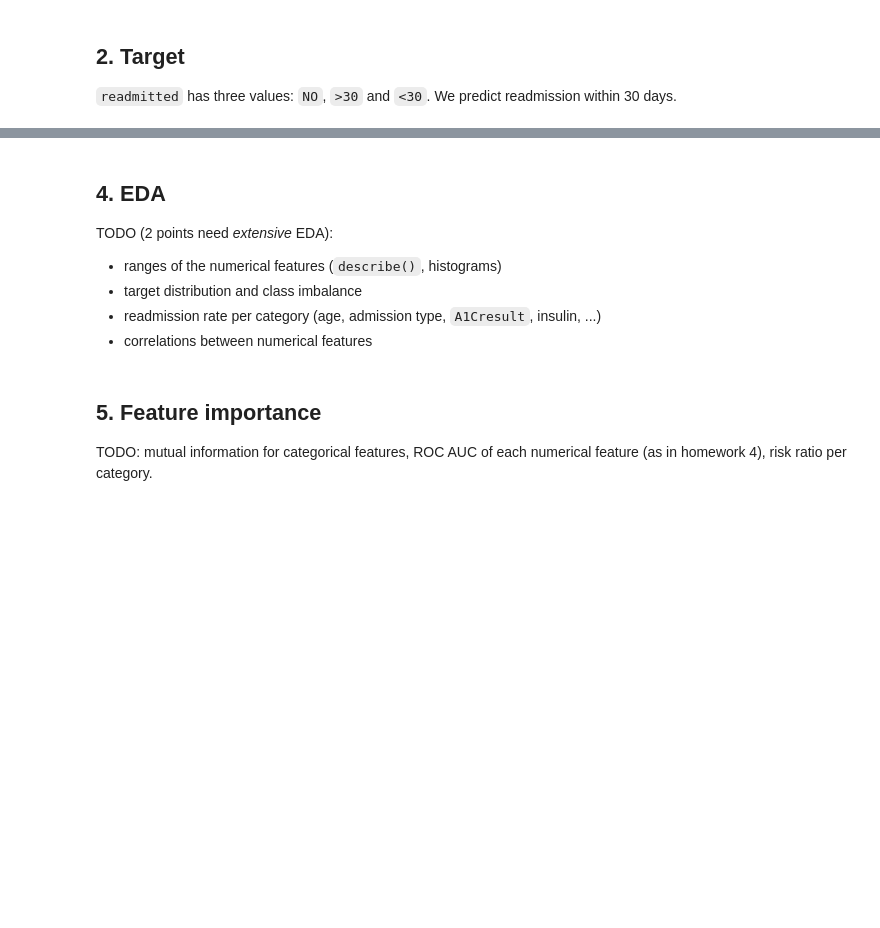
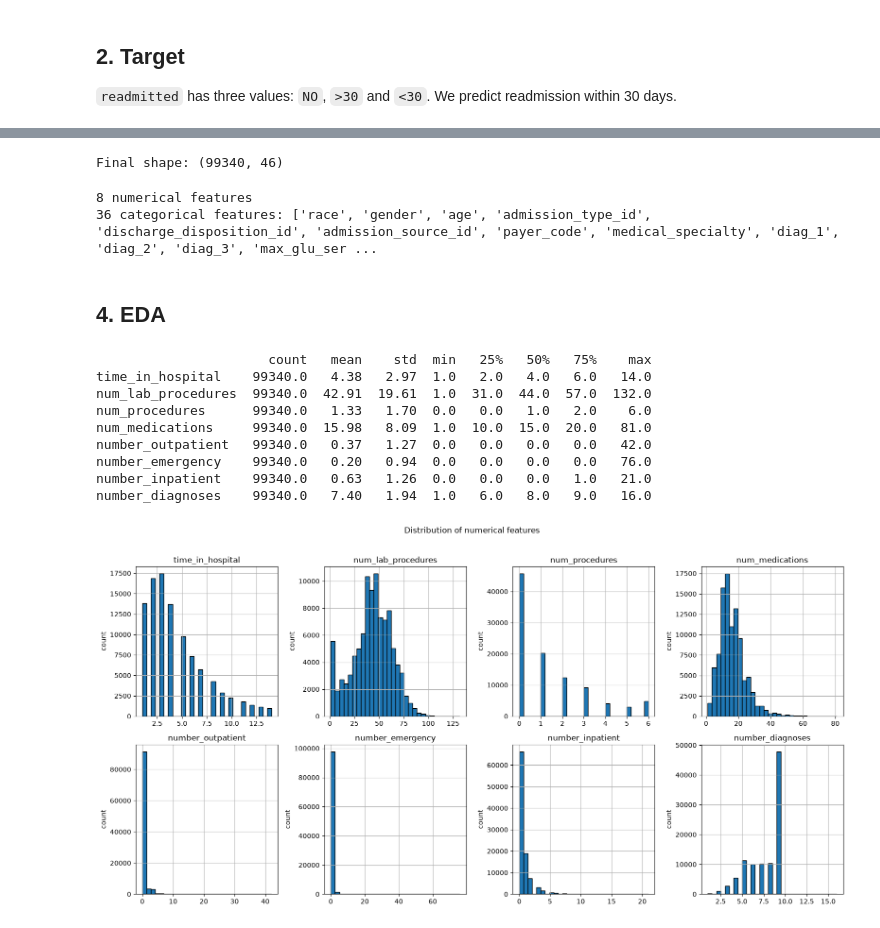
Before and after one commit to jealsday/hospital-readmission-prediction, a Jupyter notebook: notebook.ipynb, the cells around one changed output, grey strips where cells are left out. Drawn from its saved outputs; the diff is of its cells as text; code cells hidden in the pictures; blank space fills up the shorter version.

Commit message:
Notebook: EDA, feature importance and model selection

```diff
--- a/notebook.ipynb
+++ b/notebook.ipynb
@@ -57,12 +154,55 @@ df.isna().mean().sort_values(ascending=False).head(10)
+# %%
+# ── 3.4 Code columns and leakage ───────────────────────────────────────────────
+# The *_id columns are codes, not quantities ("6" is not "more" than "1"), so we
+# treat them as categories.
+ID_COLS = ["admission_type_id", "discharge_disposition_id", "admission_source_id"]
+df[ID_COLS] = df[ID_COLS].astype(str)
+
+# `encounter_id` is a pure identifier and `readmitted` is the column the target was
+# built from: keeping either would leak the answer. `patient_nbr` is kept for the
+# split by patient (section 5) but is not used as a feature.
+df = df.drop(columns=["encounter_id", "readmitted"])
+
+print("Final shape:", df.shape)
+# %% [output]
+Final shape: (99340, 46)
+# %%
+numerical = [
+    "time_in_hospital", "num_lab_procedures", "num_procedures",
+    "num_medications", "number_outpatient", "number_emergency",
+    "number_inpatient", "number_diagnoses",
+]
+categorical = [
+    c for c in df.columns
+    if c not in numerical + ["patient_nbr", "target"]
+]
+print(len(numerical), "numerical features")
+print(len(categorical), "categorical features:", categorical)
+# %% [output]
+8 numerical features
+36 categorical features: ['race', 'gender', 'age', 'admission_type_id', 'discharge_disposition_id', 'admission_source_id', 'payer_code', 'medical_specialty', 'diag_1', 'diag_2', 'diag_3', 'max_glu_ser ...
 # %% [markdown]
 ## 4. EDA
-
-TODO (2 points need *extensive* EDA):
-- ranges of the numerical features (`describe()`, histograms)
-- target distribution and class imbalance
-- readmission rate per category (age, admission type, `A1Cresult`, insulin, ...)
-- correlations between numerical features
-# %% [markdown]
-## 5. Feature importance
-
-TODO: mutual information for categorical features, ROC AUC of each numerical feature (as in homework 4), risk ratio per category.
+# %%
+# ── 4.1 Numerical features: ranges and distributions ───────────────────────────
+print(df[numerical].describe().T.round(2))
+
+fig, axes = plt.subplots(2, 4, figsize=(16, 8))
+for ax, col in zip(axes.ravel(), numerical):
+    df[col].hist(bins=30, ax=ax, edgecolor="black")
+    ax.set_title(col)
+    ax.set_ylabel("count")
+plt.suptitle("Distribution of numerical features", y=1.02)
+plt.tight_layout()
+plt.show()
+# %% [output]
+                      count   mean    std  min   25%   50%   75%    max
+time_in_hospital    99340.0   4.38   2.97  1.0   2.0   4.0   6.0   14.0
+num_lab_procedures  99340.0  42.91  19.61  1.0  31.0  44.0  57.0  132.0
+num_procedures      99340.0   1.33   1.70  0.0   0.0   1.0   2.0    6.0
+num_medications     99340.0  15.98   8.09  1.0  10.0  15.0  20.0   81.0
+number_outpatient   99340.0   0.37   1.27  0.0   0.0   0.0   0.0   42.0
+number_emergency    99340.0   0.20   0.94  0.0   0.0   0.0   0.0   76.0
+number_inpatient    99340.0   0.63   1.26  0.0   0.0   0.0   1.0   21.0
+number_diagnoses    99340.0   7.40   1.94  1.0   6.0   8.0   9.0   16.0
+[figure, added]
```
Also changed, not shown: parts of 41 cells of this notebook.
